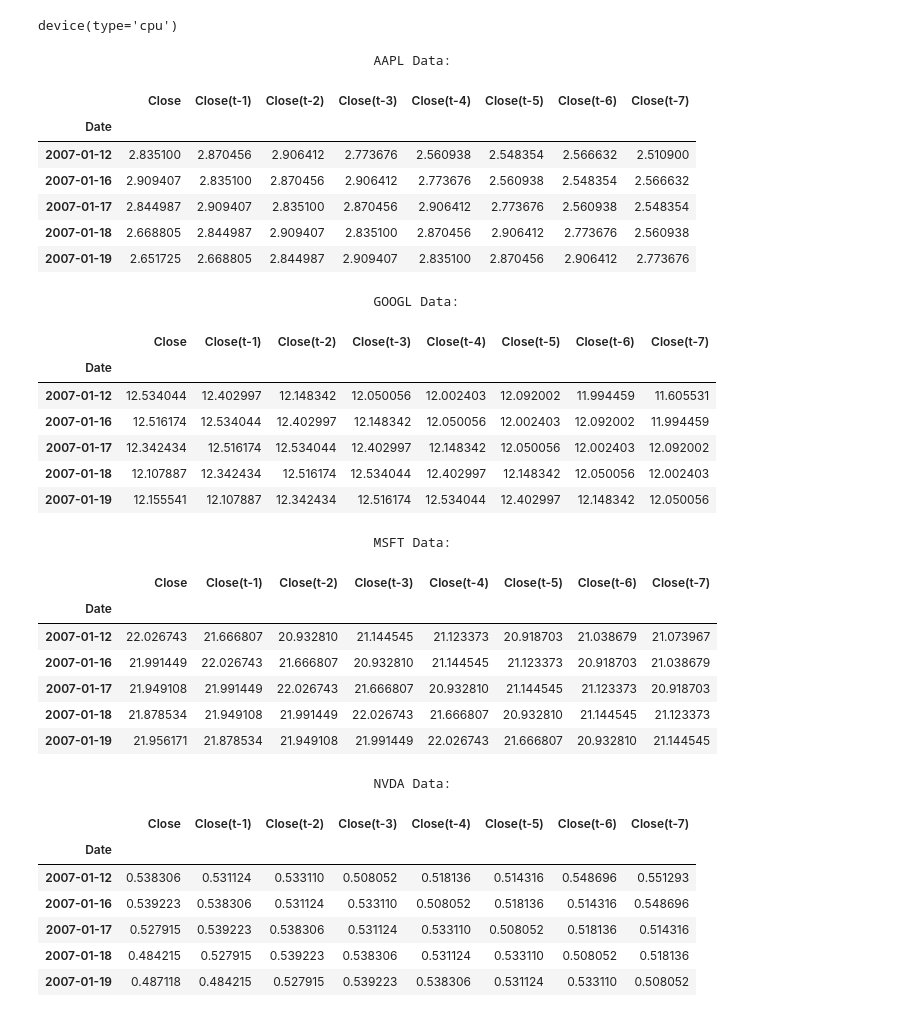
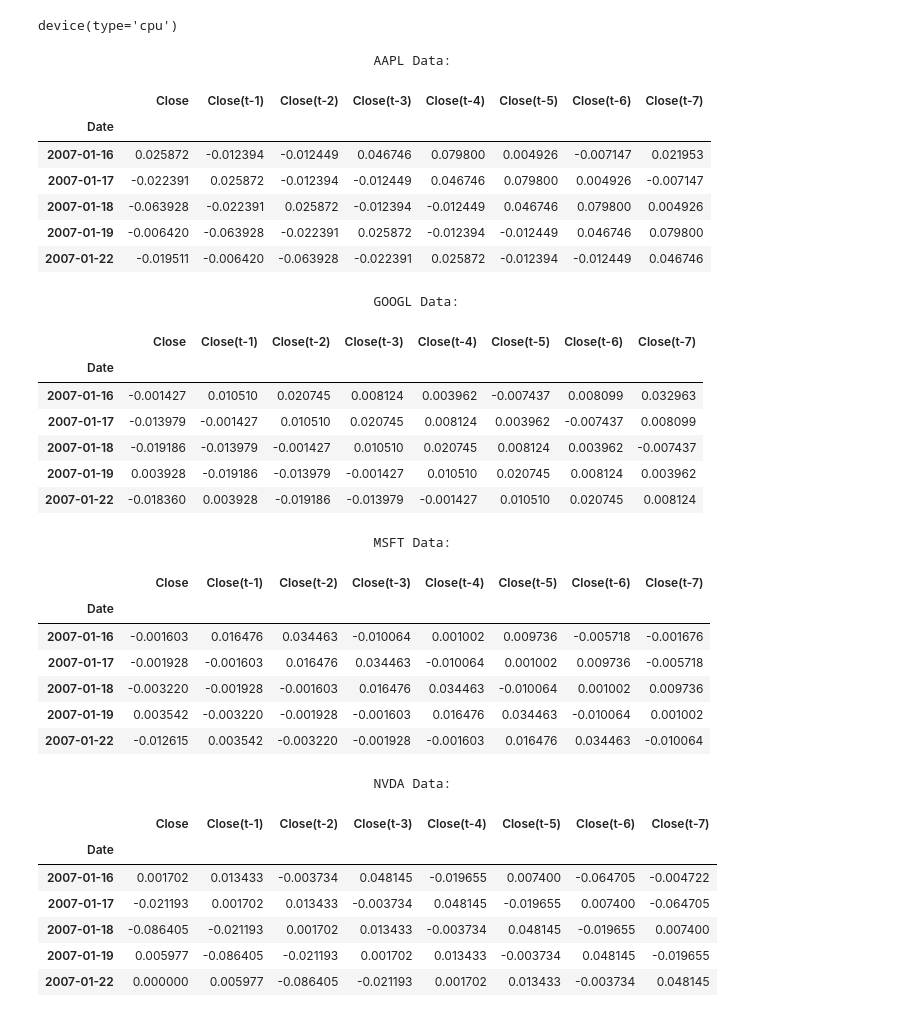
Before and after one commit to tosalam17/Quant-Time-Series-Project, a Jupyter notebook: quant-tsf.ipynb, the cells around one changed output. Drawn from its saved outputs; the diff is of its cells as text; code cells hidden in the pictures.

```diff
--- a/quant-tsf.ipynb
+++ b/quant-tsf.ipynb
@@ -504,57 +504,58 @@ device(type='cpu')
 # %%
 from copy import deepcopy as dc
 
 def preparing_lstm_df(df, n_steps, ticker):
     data = pd.DataFrame()
-    data['Close'] = dc(df['Close'][ticker].values)
-    data.index = df['Close'][ticker].index
+    data['Close'] = np.log(dc(df['Close'][ticker]) / dc(df['Close'][ticker]).shift(1))
+    data.dropna(inplace=True)
+    data.index = data.index
 
     for i in range(1, n_steps + 1):
         data[f'Close(t-{i})'] = data['Close'].shift(i)
 
     data.dropna(inplace=True)
     return data
 
 
 n_steps = 7
 lstm_data = {}
 for tick in tickers:
     lstm_data[tick] = preparing_lstm_df(tsf_data, n_steps, tick)
     print(f'                                           {tick} Data:\n')
     display(lstm_data[tick].head())
 # %% [output]
                                            AAPL Data:
 |  | Close | Close(t-1) | Close(t-2) | Close(t-3) | Close(t-4) | Close(t-5) | Close(t-6) | Close(t-7) |
 | Date |  |  |  |  |  |  |  |  |
-| 2007-01-12 | 2.835100 | 2.870456 | 2.906412 | 2.773676 | 2.560938 | 2.548354 | 2.566632 | 2.510900 |
-| 2007-01-16 | 2.909407 | 2.835100 | 2.870456 | 2.906412 | 2.773676 | 2.560938 | 2.548354 | 2.566632 |
-| 2007-01-17 | 2.844987 | 2.909407 | 2.835100 | 2.870456 | 2.906412 | 2.773676 | 2.560938 | 2.548354 |
-| 2007-01-18 | 2.668805 | 2.844987 | 2.909407 | 2.835100 | 2.870456 | 2.906412 | 2.773676 | 2.560938 |
-| 2007-01-19 | 2.651725 | 2.668805 | 2.844987 | 2.909407 | 2.835100 | 2.870456 | 2.906412 | 2.773676 |
+| 2007-01-16 | 0.025872 | -0.012394 | -0.012449 | 0.046746 | 0.079800 | 0.004926 | -0.007147 | 0.021953 |
+| 2007-01-17 | -0.022391 | 0.025872 | -0.012394 | -0.012449 | 0.046746 | 0.079800 | 0.004926 | -0.007147 |
+| 2007-01-18 | -0.063928 | -0.022391 | 0.025872 | -0.012394 | -0.012449 | 0.046746 | 0.079800 | 0.004926 |
+| 2007-01-19 | -0.006420 | -0.063928 | -0.022391 | 0.025872 | -0.012394 | -0.012449 | 0.046746 | 0.079800 |
+| 2007-01-22 | -0.019511 | -0.006420 | -0.063928 | -0.022391 | 0.025872 | -0.012394 | -0.012449 | 0.046746 |
                                            GOOGL Data:
 |  | Close | Close(t-1) | Close(t-2) | Close(t-3) | Close(t-4) | Close(t-5) | Close(t-6) | Close(t-7) |
 | Date |  |  |  |  |  |  |  |  |
-| 2007-01-12 | 12.534044 | 12.402997 | 12.148342 | 12.050056 | 12.002403 | 12.092002 | 11.994459 | 11.605531 |
-| 2007-01-16 | 12.516174 | 12.534044 | 12.402997 | 12.148342 | 12.050056 | 12.002403 | 12.092002 | 11.994459 |
-| 2007-01-17 | 12.342434 | 12.516174 | 12.534044 | 12.402997 | 12.148342 | 12.050056 | 12.002403 | 12.092002 |
-| 2007-01-18 | 12.107887 | 12.342434 | 12.516174 | 12.534044 | 12.402997 | 12.148342 | 12.050056 | 12.002403 |
-| 2007-01-19 | 12.155541 | 12.107887 | 12.342434 | 12.516174 | 12.534044 | 12.402997 | 12.148342 | 12.050056 |
+| 2007-01-16 | -0.001427 | 0.010510 | 0.020745 | 0.008124 | 0.003962 | -0.007437 | 0.008099 | 0.032963 |
+| 2007-01-17 | -0.013979 | -0.001427 | 0.010510 | 0.020745 | 0.008124 | 0.003962 | -0.007437 | 0.008099 |
+| 2007-01-18 | -0.019186 | -0.013979 | -0.001427 | 0.010510 | 0.020745 | 0.008124 | 0.003962 | -0.007437 |
+| 2007-01-19 | 0.003928 | -0.019186 | -0.013979 | -0.001427 | 0.010510 | 0.020745 | 0.008124 | 0.003962 |
+| 2007-01-22 | -0.018360 | 0.003928 | -0.019186 | -0.013979 | -0.001427 | 0.010510 | 0.020745 | 0.008124 |
                                            MSFT Data:
 |  | Close | Close(t-1) | Close(t-2) | Close(t-3) | Close(t-4) | Close(t-5) | Close(t-6) | Close(t-7) |
 | Date |  |  |  |  |  |  |  |  |
-| 2007-01-12 | 22.026743 | 21.666807 | 20.932810 | 21.144545 | 21.123373 | 20.918703 | 21.038679 | 21.073967 |
-| 2007-01-16 | 21.991449 | 22.026743 | 21.666807 | 20.932810 | 21.144545 | 21.123373 | 20.918703 | 21.038679 |
-| 2007-01-17 | 21.949108 | 21.991449 | 22.026743 | 21.666807 | 20.932810 | 21.144545 | 21.123373 | 20.918703 |
-| 2007-01-18 | 21.878534 | 21.949108 | 21.991449 | 22.026743 | 21.666807 | 20.932810 | 21.144545 | 21.123373 |
-| 2007-01-19 | 21.956171 | 21.878534 | 21.949108 | 21.991449 | 22.026743 | 21.666807 | 20.932810 | 21.144545 |
+| 2007-01-16 | -0.001603 | 0.016476 | 0.034463 | -0.010064 | 0.001002 | 0.009736 | -0.005718 | -0.001676 |
+| 2007-01-17 | -0.001928 | -0.001603 | 0.016476 | 0.034463 | -0.010064 | 0.001002 | 0.009736 | -0.005718 |
+| 2007-01-18 | -0.003220 | -0.001928 | -0.001603 | 0.016476 | 0.034463 | -0.010064 | 0.001002 | 0.009736 |
+| 2007-01-19 | 0.003542 | -0.003220 | -0.001928 | -0.001603 | 0.016476 | 0.034463 | -0.010064 | 0.001002 |
+| 2007-01-22 | -0.012615 | 0.003542 | -0.003220 | -0.001928 | -0.001603 | 0.016476 | 0.034463 | -0.010064 |
                                            NVDA Data:
 |  | Close | Close(t-1) | Close(t-2) | Close(t-3) | Close(t-4) | Close(t-5) | Close(t-6) | Close(t-7) |
 | Date |  |  |  |  |  |  |  |  |
-| 2007-01-12 | 0.538306 | 0.531124 | 0.533110 | 0.508052 | 0.518136 | 0.514316 | 0.548696 | 0.551293 |
-| 2007-01-16 | 0.539223 | 0.538306 | 0.531124 | 0.533110 | 0.508052 | 0.518136 | 0.514316 | 0.548696 |
-| 2007-01-17 | 0.527915 | 0.539223 | 0.538306 | 0.531124 | 0.533110 | 0.508052 | 0.518136 | 0.514316 |
-| 2007-01-18 | 0.484215 | 0.527915 | 0.539223 | 0.538306 | 0.531124 | 0.533110 | 0.508052 | 0.518136 |
-| 2007-01-19 | 0.487118 | 0.484215 | 0.527915 | 0.539223 | 0.538306 | 0.531124 | 0.533110 | 0.508052 |
+| 2007-01-16 | 0.001702 | 0.013433 | -0.003734 | 0.048145 | -0.019655 | 0.007400 | -0.064705 | -0.004722 |
+| 2007-01-17 | -0.021193 | 0.001702 | 0.013433 | -0.003734 | 0.048145 | -0.019655 | 0.007400 | -0.064705 |
+| 2007-01-18 | -0.086405 | -0.021193 | 0.001702 | 0.013433 | -0.003734 | 0.048145 | -0.019655 | 0.007400 |
+| 2007-01-19 | 0.005977 | -0.086405 | -0.021193 | 0.001702 | 0.013433 | -0.003734 | 0.048145 | -0.019655 |
+| 2007-01-22 | 0.000000 | 0.005977 | -0.086405 | -0.021193 | 0.001702 | 0.013433 | -0.003734 | 0.048145 |
 # %%
 train_lstms = {tick : lstm_data[tick][:split] for tick in tickers}
 test_lstms = {tick : lstm_data[tick][split:] for tick in tickers}
```
Also changed, not shown: parts of 11 cells of this notebook.
